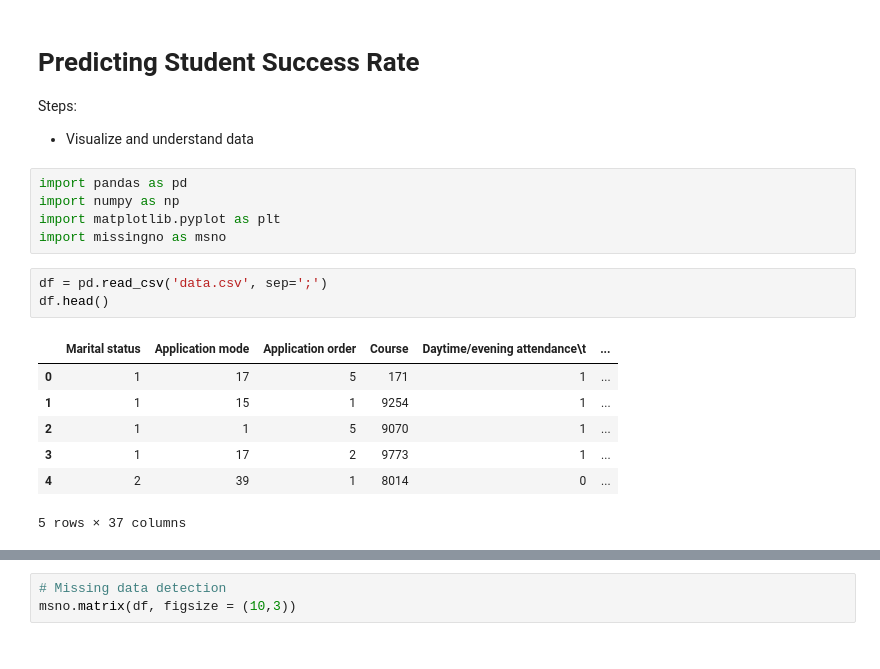
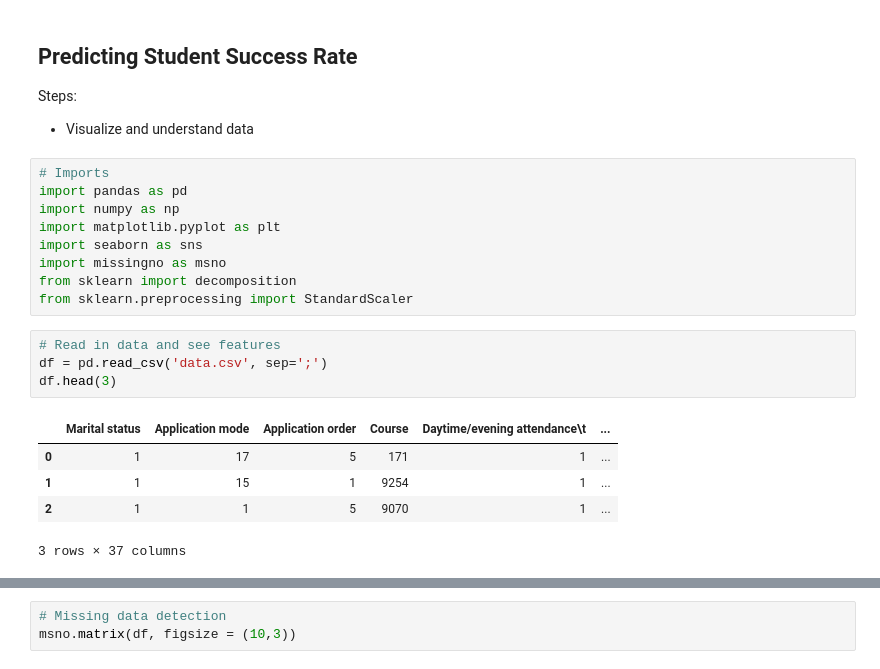
Before and after one commit to Alik-da-Geek/CS4641-Project, a Jupyter notebook: Project/Predicting_Sutdent_Success.ipynb, the cells around one changed output, grey strips where cells are left out. Cells and saved outputs as stored; diff of their text form.

```diff
--- a/Project/Predicting_Sutdent_Success.ipynb
+++ b/Project/Predicting_Sutdent_Success.ipynb
@@ -1,21 +1,24 @@
 # %% [markdown]
-# Predicting Student Success Rate
+## Predicting Student Success Rate
 
 Steps:
 - Visualize and understand data
 # %%
+# Imports
 import pandas as pd
 import numpy as np
 import matplotlib.pyplot as plt
+import seaborn as sns
 import missingno as msno
+from sklearn import decomposition
+from sklearn.preprocessing import StandardScaler
 # %%
+# Read in data and see features
 df = pd.read_csv('data.csv', sep=';')
-df.head()
+df.head(3)
 # %% [output]
 |  | Marital status | Application mode | Application order | Course | Daytime/evening attendance\t | ... |
 | 0 | 1 | 17 | 5 | 171 | 1 | ... |
 | 1 | 1 | 15 | 1 | 9254 | 1 | ... |
 | 2 | 1 | 1 | 5 | 9070 | 1 | ... |
-| 3 | 1 | 17 | 2 | 9773 | 1 | ... |
-| 4 | 2 | 39 | 1 | 8014 | 0 | ... |
-5 rows × 37 columns
+3 rows × 37 columns
```
Also changed, not shown: parts of 9 cells of this notebook.
